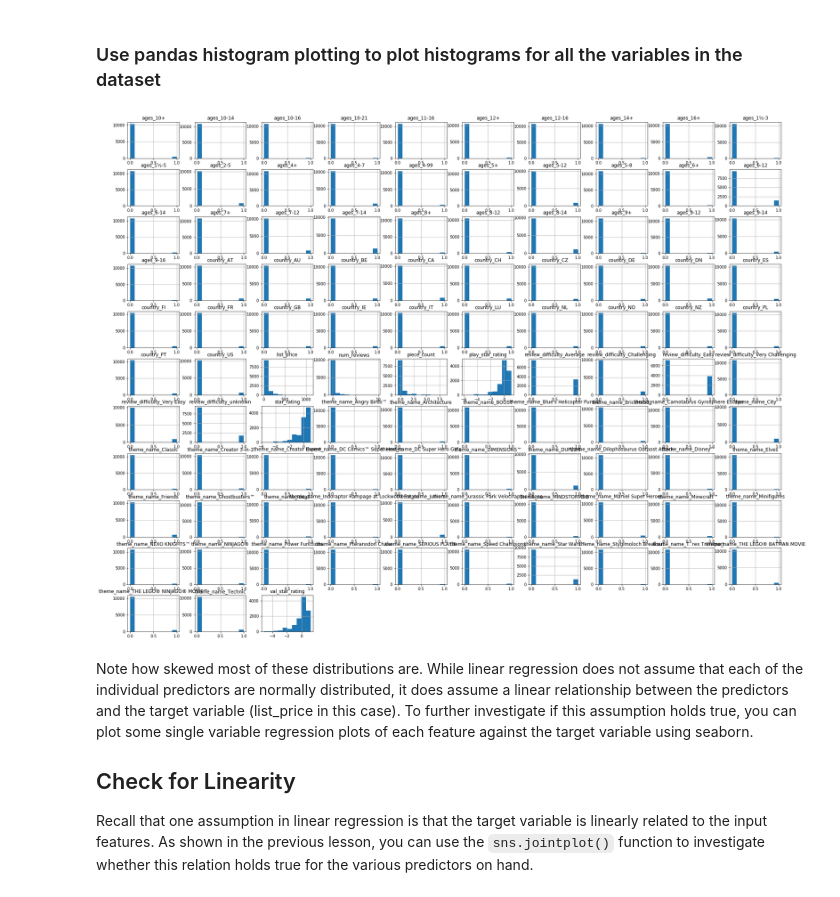
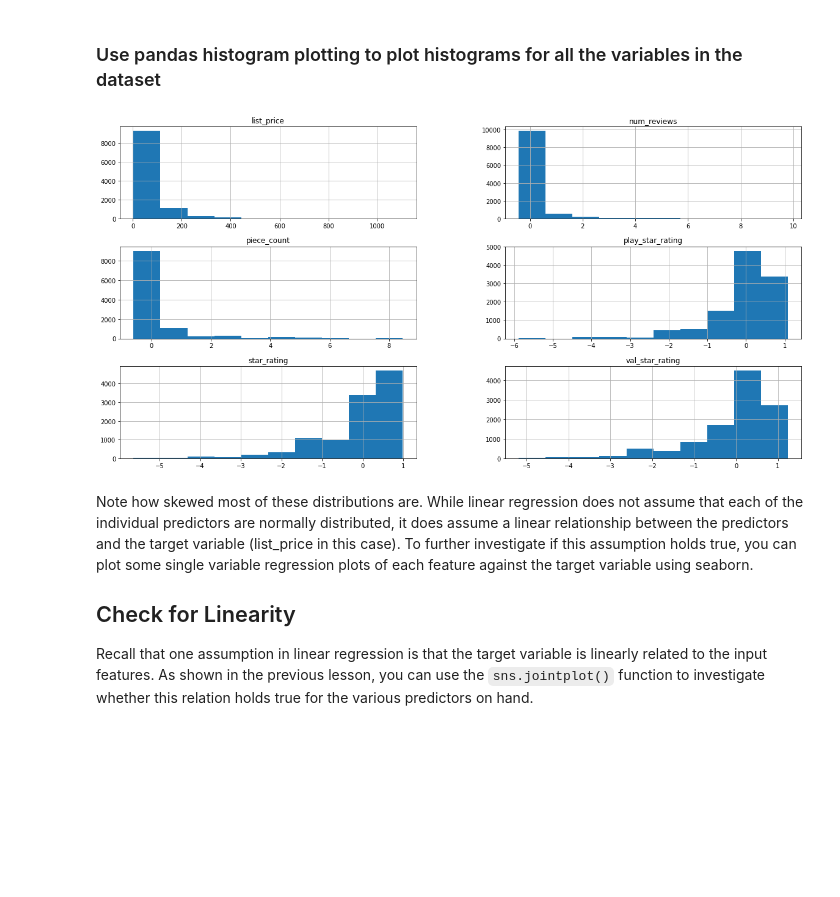
Before and after one commit to BSHaidar/dsc-exploring-your-data-lab-dc-ds-career-042219, a Jupyter notebook: index.ipynb, the cells around one changed output. Cells and saved outputs as stored; diff of their text form; code cells hidden in the pictures; blank space fills up the shorter version.

```diff
--- a/index.ipynb
+++ b/index.ipynb
@@ -42,11 +42,11 @@ df.describe()
 # %%
 #Your code here
 import matplotlib.pyplot as plt
 %matplotlib inline
-df.hist(column=['piece_count', 'list_price', 'num_reviews', 'play_star_rating', 'star_rating' figsize=(30,24))
+df.hist(column=['piece_count', 'list_price', 'num_reviews', 'play_star_rating', 'star_rating', 'val_star_rating'], figsize=(20,10))
 plt.show()
 # %% [output]
-[figure, old version]
+[figure, new version]
 # %% [markdown]
 Note how skewed most of these distributions are. While linear regression does not assume that each of the individual predictors are normally distributed, it does assume a linear relationship between the predictors and the target variable (list_price in this case). To further investigate if this assumption holds true, you can plot some single variable regression plots of each feature against the target variable using seaborn.
 
```
